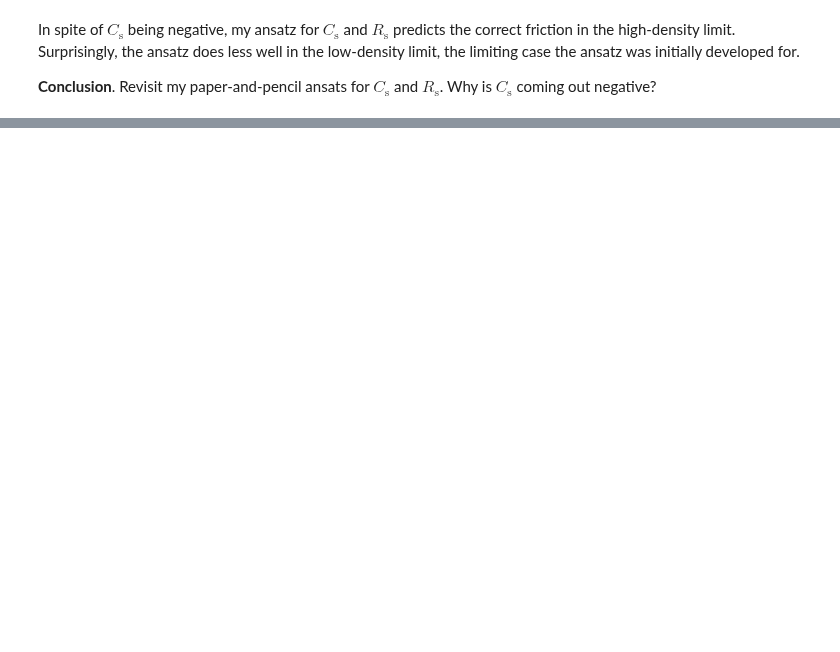
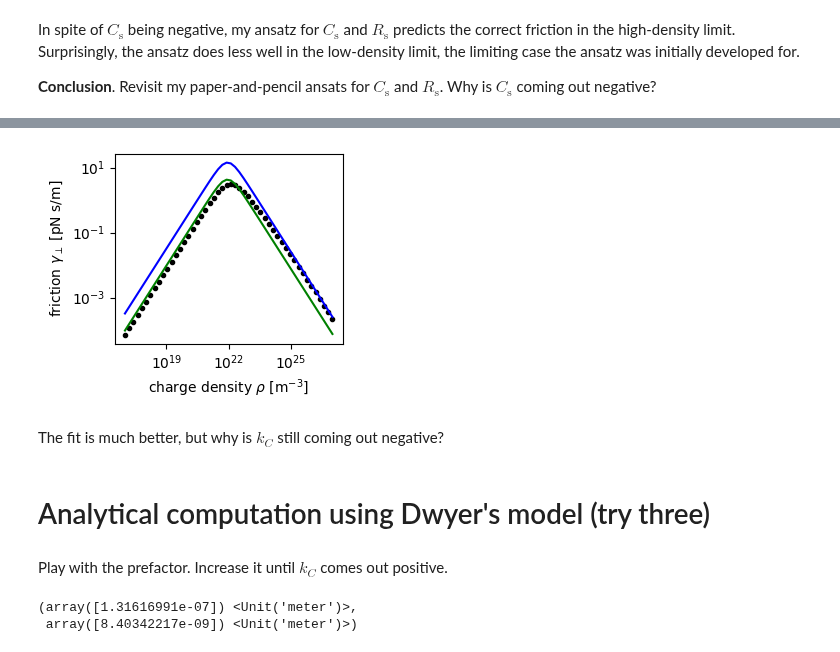
Before and after one commit to Marohn-Group/dissipationtheory, a Jupyter notebook: development/dissipation-theory--Study-11.ipynb, the cells around one changed output, grey strips where cells are left out. Saved outputs shown, nothing was run; the diff lists cells and outputs as text; code cells hidden in the pictures; blank space fills up the shorter version.

```diff
--- a/development/dissipation-theory--Study-11.ipynb
+++ b/development/dissipation-theory--Study-11.ipynb
@@ -197,0 +210,2 @@ In spite of $C_{\mathrm{s}}$ being negative, my ansatz for $C_{\mathrm{s}}$ and
+# %%
+cf2 = 2 * (epsilons.real + 1)**2 / (epsilons.real**2)
@@ -197,0 +216,3 @@ In spite of $C_{\mathrm{s}}$ being negative, my ansatz for $C_{\mathrm{s}}$ and
+# %%
+kR2 = cf2 * ( (2 * np.pi * c1**2) / (c0**2/(2 * d**3) - c0*c1/(d**2) + c1**2/d)).to('m')
+kC2 = (kR2 - c0/(epsilon0 * epsilons.real)).to('m')
@@ -197,0 +224,37 @@ In spite of $C_{\mathrm{s}}$ being negative, my ansatz for $C_{\mathrm{s}}$ and
+# %%
+Rs2 = 1/(sigma_ * kR2)
+Cs2 = epsilon0 * epsilons.real * kC2
+# %%
+result1['gamma Dwyer 2'] = ((c1**2 * Vts**2 * Rs2) / (1 + (2 * np.pi * fc)**2 * Rs2**2 * (c0 + Cs2)**2)).to('pN s/m')
+# %%
+fig = plt.figure(figsize=(3.25, 2.75))
+
+plt.loglog(
+    result1['rho'].to('1/m^3').magnitude,
+    result1['gamma'].to('pN s/m').magnitude,
+    'k.')
+plt.loglog(
+    result1['rho'].to('1/m^3').magnitude,
+    result1['gamma Dwyer 1'].to('pN s/m').magnitude,
+    'b-')
+plt.loglog(
+    result1['rho'].to('1/m^3').magnitude,
+    result1['gamma Dwyer 2'].to('pN s/m').magnitude,
+    'g-')
+
+plt.xlabel(r'charge density $\rho$ [m$^{-3}$]')  # need a raw string here because \r is the special carriage return character
+plt.ylabel('friction $\gamma_{\perp}$ [pN s/m]')
+plt.tight_layout()
+
+plt.savefig(THIS + '--Fig-1c.png', dpi=300)
+plt.savefig(THIS + '--Fig-1c.pdf')
+
+plt.show()
+# %% [output]
+[figure, added]
+# %% [markdown]
+The fit is much better, but why is $k_C$ still coming out negative?
+# %% [markdown]
+# Analytical computation using Dwyer's model (try three)
+# %% [markdown]
+Play with the prefactor.  Increase it until $k_C$ comes out positive.
@@ -197,0 +264,5 @@ In spite of $C_{\mathrm{s}}$ being negative, my ansatz for $C_{\mathrm{s}}$ and
+# %%
+(kR3, kC3)
+# %% [output]
+(array([1.31616991e-07]) <Unit('meter')>,
+ array([8.40342217e-09]) <Unit('meter')>)
```
Also changed, not shown: parts of 87 cells of this notebook, 28 other files.
